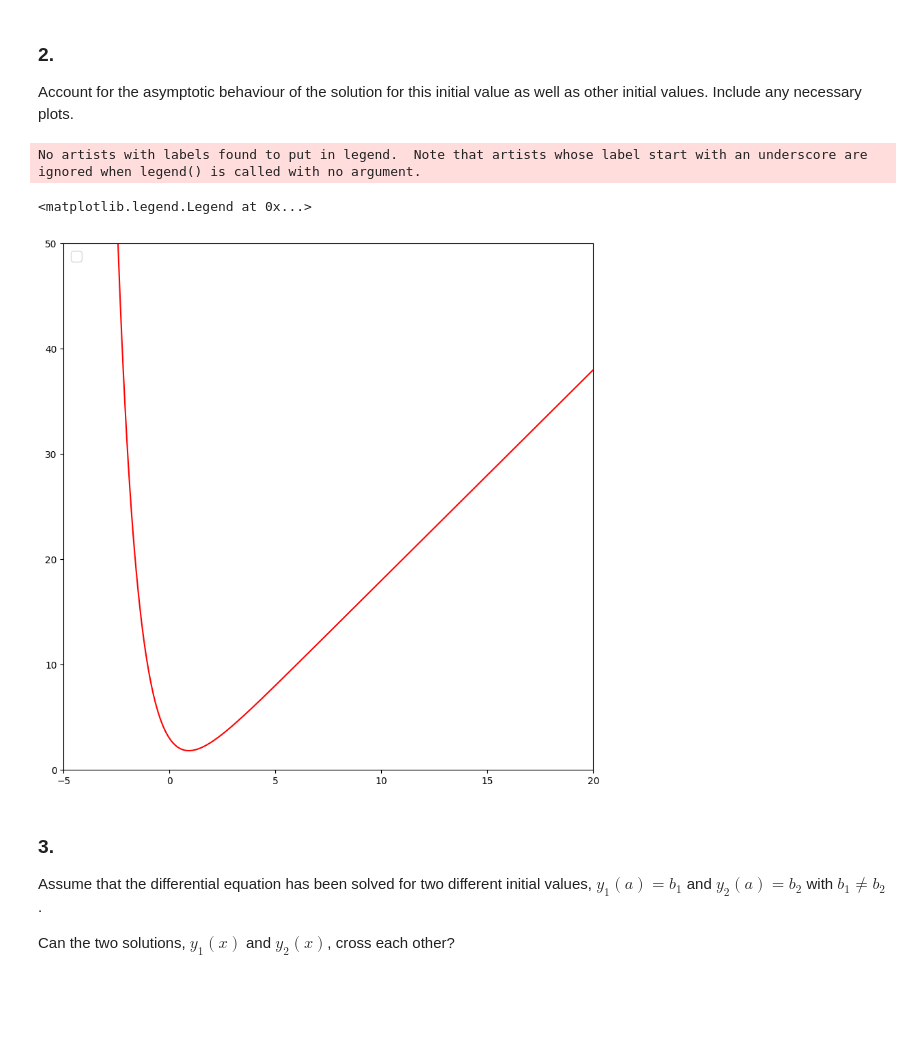
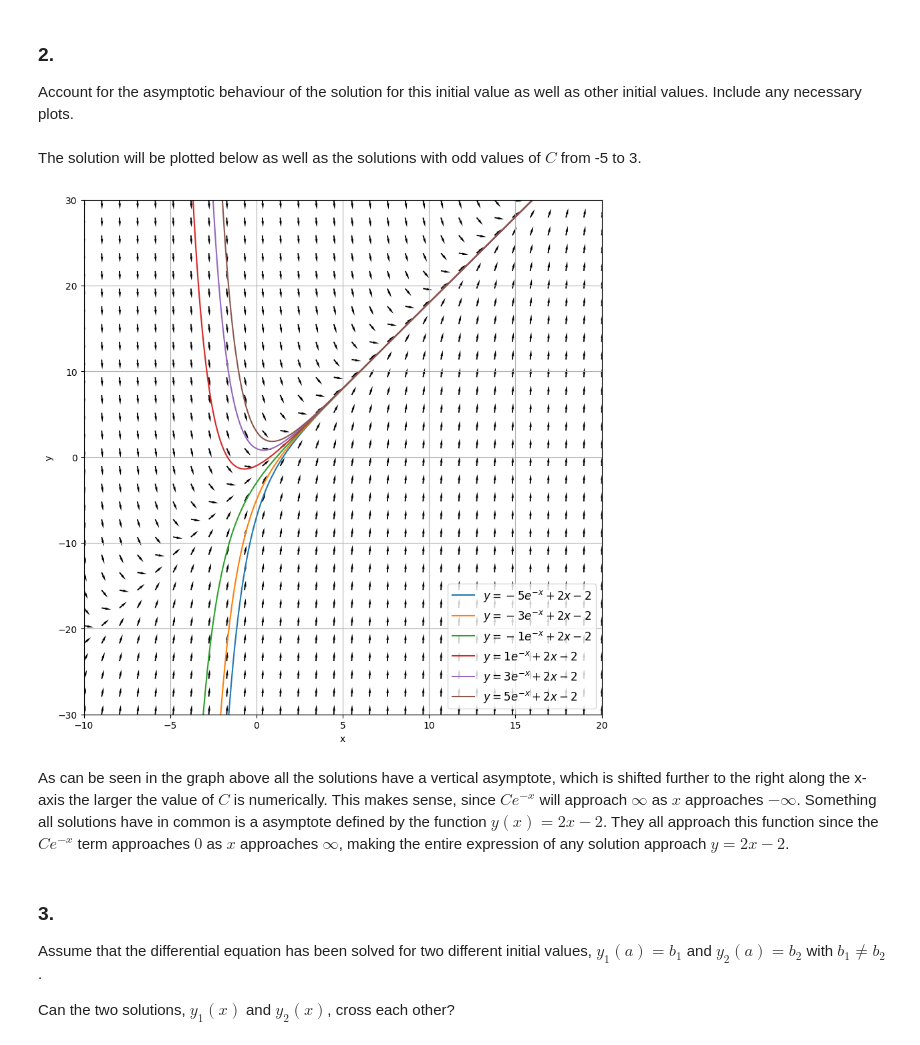
Before and after one commit to Khanrik/UniFolder, a Jupyter notebook: 3. Semester/Differentialligninger/Afleveringer/Assignment1.ipynb, the cells around one changed output. Saved outputs shown, nothing was run; the diff lists cells and outputs as text; code cells hidden in the pictures; blank space fills up the shorter version.

```diff
--- a/3. Semester/Differentialligninger/Afleveringer/Assignment1.ipynb
+++ b/3. Semester/Differentialligninger/Afleveringer/Assignment1.ipynb
@@ -42,6 +42,13 @@ $$
 y = 3 - \frac{1}{x - 1}
 $$
 # %%
+#Define ODE
+def df(x,y):
+    return (y-3)**2
+
+def sol(x,c):
+    return 3 - 1/(x + c)
+
 #Define boundaries of x and y in the slope field plot
 minx = -4.
 maxx = 6.
@@ -61,20 +68,23 @@ x, y = np.meshgrid(xs, ys)
 
 #Create and normalize direction vectors
 u = np.ones(x.shape)
-v = (y-3)**2
+v = df(x, y)
 norm = np.sqrt(u**2 + v**2)
 u /= norm
 v /= norm
 
 fig, ax = plt.subplots(1,1,figsize=(10,10))
 ax.quiver(x, y, u, v, angles='xy', headwidth=2)
+ax.set_xlabel("x")
+ax.set_ylabel("y")
 ax.set_xlim(minx, maxx)
 ax.set_ylim(miny, maxy)
 ax.grid()
 
-xs_new = np.linspace(minx, maxx, 1000)
-y_sol = 3 - 1/(xs_new-1)
+x_sol = np.linspace(minx, maxx, 1000)
+c = -1
+y_sol = sol(x_sol, c)
 
-ax.plot(xs_new, y_sol, color='red')
+ax.plot(x_sol, y_sol, color='red')
 # %% [output]
 [<matplotlib.lines.Line2D at 0x...>]
@@ -248,42 +257,66 @@ $$
 # %% [markdown]
 ### 2.
 Account for the asymptotic behaviour of the solution for this initial value as well as other initial values. Include any necessary plots.
+# %% [markdown]
+The solution will be plotted below as well as the solutions with odd values of $C$ from -5 to 3.
 # %%
+#Define ODE
+def df(x,y):
+    return 2*x - y
+
+def sol(x,c):
+    return c * np.exp(-x) + 2*x - 2
+
+#Show scipy numerical solution True/False
+show_solution = True
+
 #Define boundaries of x and y in the slope field plot
-minx = -5.
+minx = -10.
 maxx = 20.
-miny = 0.
-maxy = 50.
+miny = -30
+maxy = 30
 
 #Define step n along each axis (resolution of slope field)
 xsteps = 30
 ysteps = 30
 
 #Create linspace from parameters
 xs = np.linspace(minx, maxx, xsteps)
 ys = np.linspace(miny, maxy, ysteps)
 
 #Create a meshgrid from the linspaces
 x, y = np.meshgrid(xs, ys)
 
+#Define the initial value(s) - Even if only one: Make a 1D array
+x0 = minx
+c_values = np.array([-5, -3, -1, 1, 3, 5])
+
 #Create and normalize direction vectors
 u = np.ones(x.shape)
-v = (y-3)**2
+v = df(x,y)
 norm = np.sqrt(u**2 + v**2)
 u /= norm
 v /= norm
 
 fig, ax = plt.subplots(1,1,figsize=(10,10))
-
-xs_new = np.linspace(minx, maxx, 1000)
-y_sol = 5*np.exp(-xs_new) + 2*xs_new - 2
+ax.quiver(x, y, u, v, angles='xy', headwidth=2)
+if show_solution:
+    for c in c_values:
+        #Solution
+        xsol = np.linspace(x0, maxx, xsteps*100)
+        ysol = sol(xsol, c)
+        ax.plot(xsol, ysol, label=f'$y = {c} e^{{-x}} + 2x - 2$')
+        ax.legend(loc='lower right', fontsize=12)
+ax.set_xlabel("x")
+ax.set_ylabel("y")
 ax.set_xlim(minx, maxx)
 ax.set_ylim(miny, maxy)
-ax.plot(xs_new, y_sol, color='red')
+ax.grid()
+plt.show()
 # %% [output]
-No artists with labels found to put in legend.  Note that artists whose label start with an underscore are ignored when legend() is called with no argument.
-<matplotlib.legend.Legend at 0x...>
-[figure, old version]
+[figure, new version]
+# %% [markdown]
+As can be seen in the graph above all the solutions have a vertical asymptote, which is shifted further to the right along the x-axis the larger the value of $C$ is numerically. This makes sense, since $Ce^{-x}$ will approach $\infty$ as $x$ approaches $-\infty$. Something all solutions have in common is a asymptote defined by the function $y(x) = 2x - 2$. They all approach this function since the $Ce^{-x}$ term approaches $0$ as $x$ approaches $\infty$, making the entire expression of any solution approach $y = 2x - 2$.
 # %% [markdown]
 ### 3.
 Assume that the differential equation has been solved for two different initial values, $y_{1}(a) = b_{1}$ and $y_{2}(a) = b_{2}$ with $b_{1} \neq b_{2}$.
```
Also changed, not shown: parts of 9 cells of this notebook, 7 other files.
